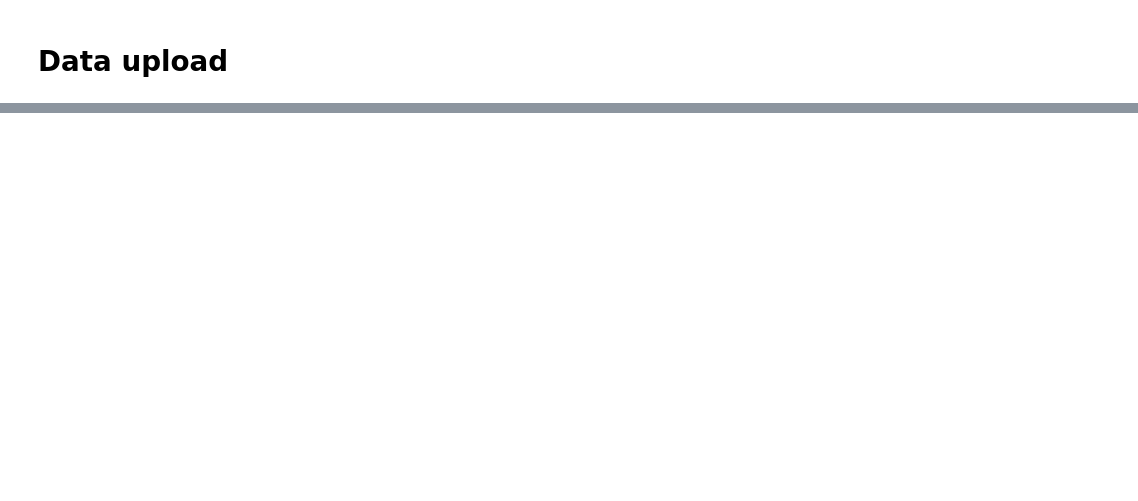
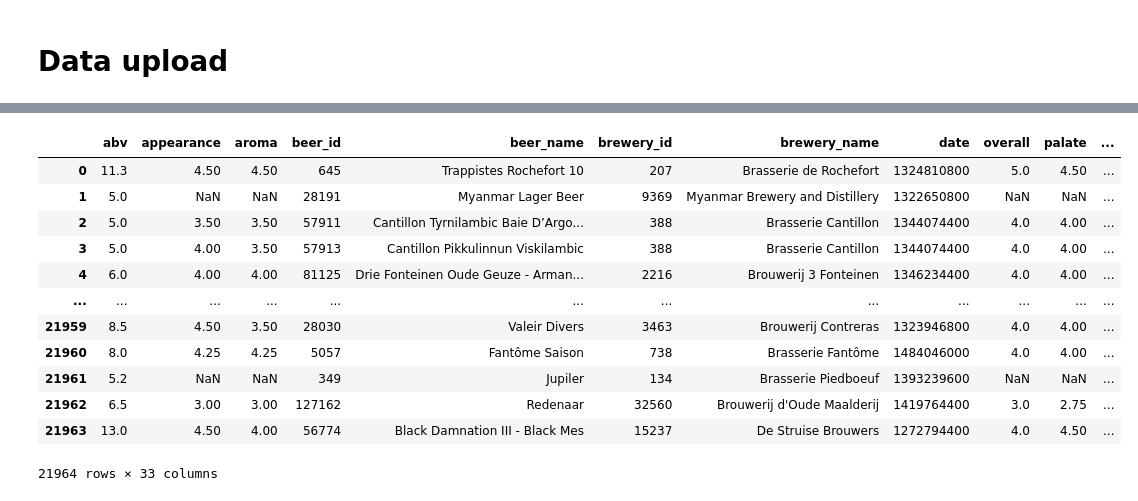
Before and after one commit to epfl-ada/ada-2023-project-adacadabra2023, a Jupyter notebook: Project_v2.ipynb, the cells around one changed output, grey strips where cells are left out. Saved outputs shown, nothing was run; the diff lists cells and outputs as text; code cells hidden in the pictures; blank space fills up the shorter version.

```diff
--- a/Project_v2.ipynb
+++ b/Project_v2.ipynb
@@ -103,0 +166,16 @@ users['nbr_ratings'].sort_values(ascending=False).plot(kind='hist', range = (20,
+# %%
+display(MB_ratings)
+# %% [output]
+|  | abv | appearance | aroma | beer_id | beer_name | brewery_id | brewery_name | date | overall | palate | ... |
+| 0 | 11.3 | 4.50 | 4.50 | 645 | Trappistes Rochefort 10 | 207 | Brasserie de Rochefort | 1324810800 | 5.0 | 4.50 | ... |
+| 1 | 5.0 | NaN | NaN | 28191 | Myanmar Lager Beer | 9369 | Myanmar Brewery and Distillery | 1322650800 | NaN | NaN | ... |
+| 2 | 5.0 | 3.50 | 3.50 | 57911 | Cantillon Tyrnilambic Baie D’Argo... | 388 | Brasserie Cantillon | 1344074400 | 4.0 | 4.00 | ... |
+| 3 | 5.0 | 4.00 | 3.50 | 57913 | Cantillon Pikkulinnun Viskilambic | 388 | Brasserie Cantillon | 1344074400 | 4.0 | 4.00 | ... |
+| 4 | 6.0 | 4.00 | 4.00 | 81125 | Drie Fonteinen Oude Geuze - Arman... | 2216 | Brouwerij 3 Fonteinen | 1346234400 | 4.0 | 4.00 | ... |
+| ... | ... | ... | ... | ... | ... | ... | ... | ... | ... | ... | ... |
+| 21959 | 8.5 | 4.50 | 3.50 | 28030 | Valeir Divers | 3463 | Brouwerij Contreras | 1323946800 | 4.0 | 4.00 | ... |
+| 21960 | 8.0 | 4.25 | 4.25 | 5057 | Fantôme Saison | 738 | Brasserie Fantôme | 1484046000 | 4.0 | 4.00 | ... |
+| 21961 | 5.2 | NaN | NaN | 349 | Jupiler | 134 | Brasserie Piedboeuf | 1393239600 | NaN | NaN | ... |
+| 21962 | 6.5 | 3.00 | 3.00 | 127162 | Redenaar | 32560 | Brouwerij d'Oude Maalderij | 1419764400 | 3.0 | 2.75 | ... |
+| 21963 | 13.0 | 4.50 | 4.00 | 56774 | Black Damnation III - Black Mes | 15237 | De Struise Brouwers | 1272794400 | 4.0 | 4.50 | ... |
+21964 rows × 33 columns
```
Also changed, not shown: parts of 19 cells of this notebook.
